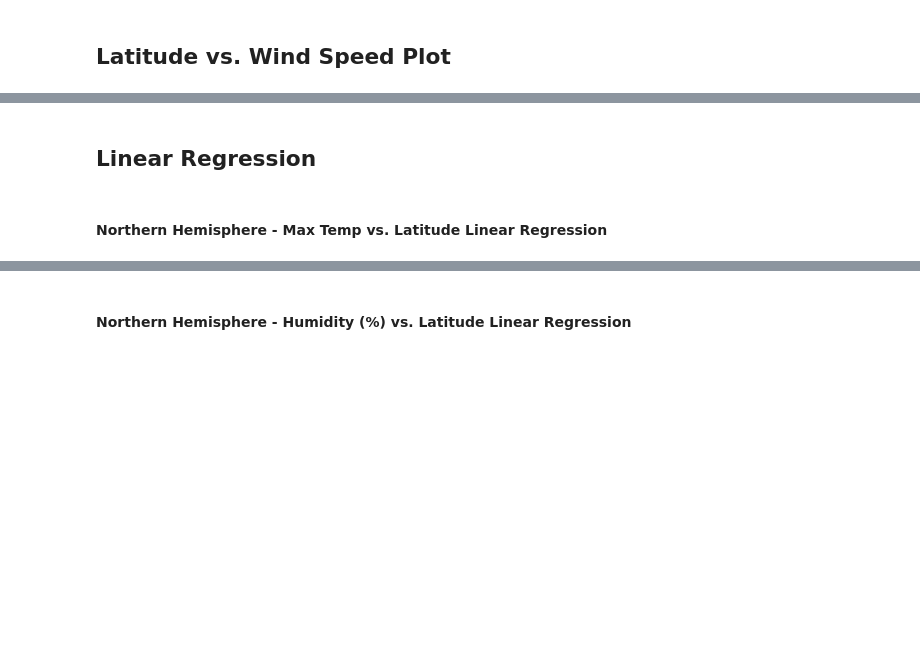
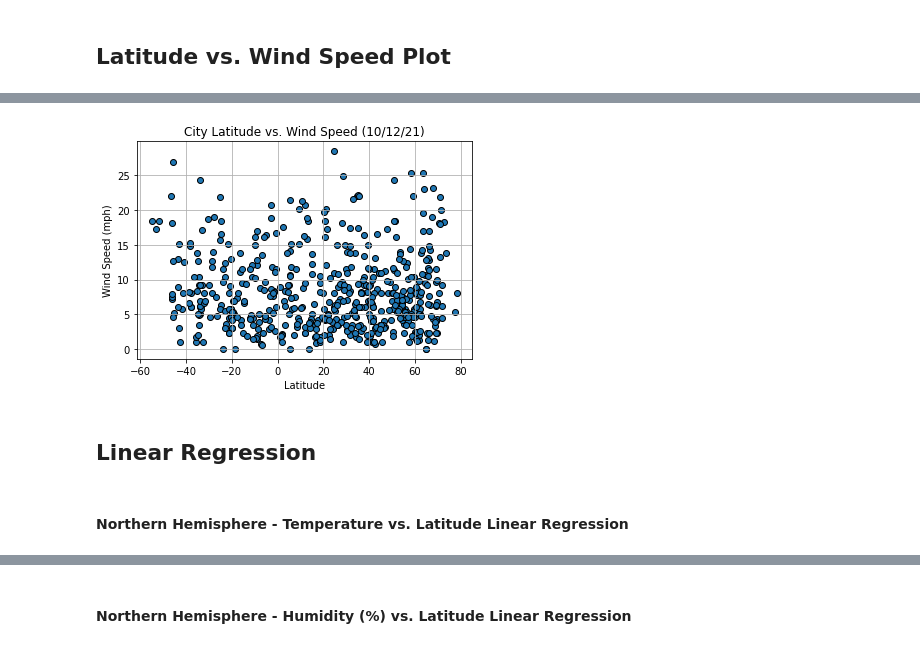
Before and after one commit to RUNTMC19/python-api-challenge, a Jupyter notebook: WeatherPy/WeatherPy.ipynb, the cells around one changed output, grey strips where cells are left out. Drawn from its saved outputs; the diff is of its cells as text; code cells hidden in the pictures; blank space fills up the shorter version.

```diff
--- a/WeatherPy/WeatherPy.ipynb
+++ b/WeatherPy/WeatherPy.ipynb
@@ -196,4 +208,15 @@ Int64Index([], dtype='int64')
+# %%
+x_values = city_data['Latitude']
+y_values = city_data['Wind Speed']
+plt.scatter(x_values,y_values,edgecolors= 'k')
+plt.title('City Latitude vs. Wind Speed (10/12/21)')
+plt.xlabel('Latitude')
+plt.ylabel('Wind Speed (mph)')
+plt.grid()
+plt.show()
+# %% [output]
+[figure, added]
 # %% [markdown]
 ## Linear Regression
 # %% [markdown]
-####  Northern Hemisphere - Max Temp vs. Latitude Linear Regression
+####  Northern Hemisphere - Temperature vs. Latitude Linear Regression
```
Also changed, not shown: parts of 35 cells of this notebook.
